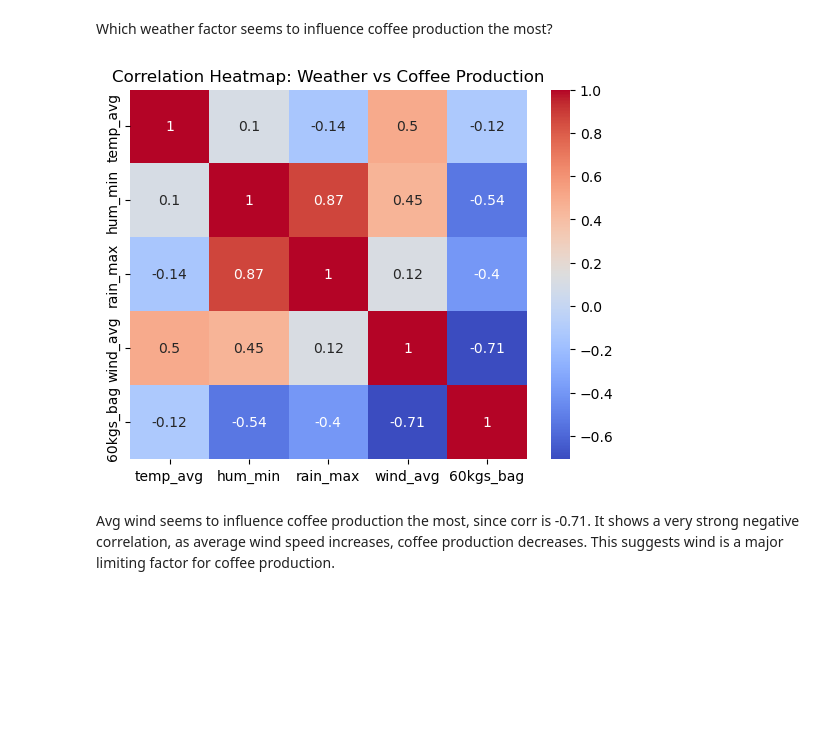
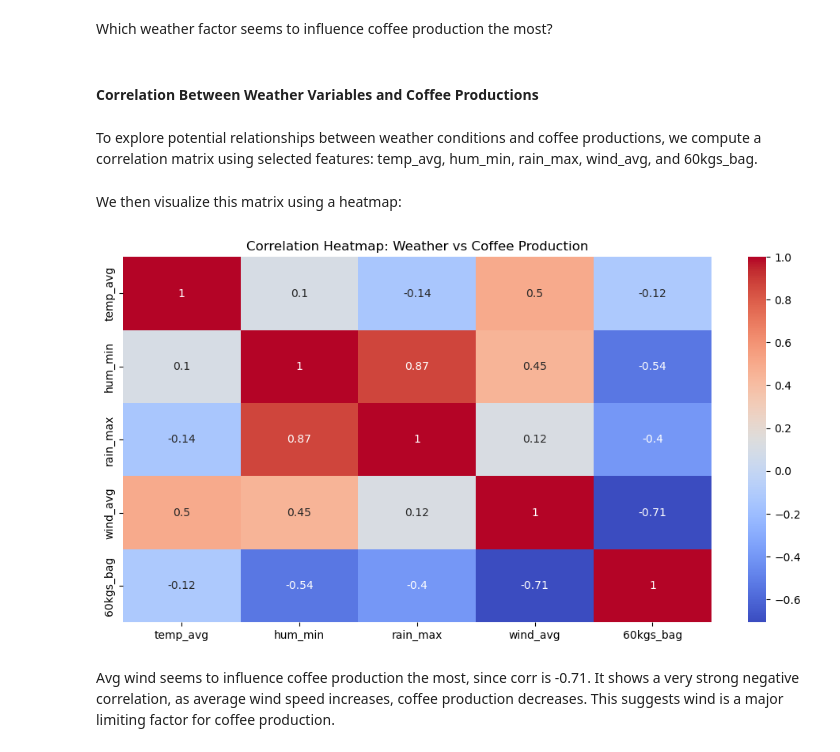
Before and after one commit to lubnaasmi/Weather_Analysis, a Jupyter notebook: notebooks/analysis.ipynb, the cells around one changed output. Drawn from its saved outputs; the diff is of its cells as text; code cells hidden in the pictures; blank space fills up the shorter version.

```diff
--- a/notebooks/analysis.ipynb
+++ b/notebooks/analysis.ipynb
@@ -268,3 +407,7 @@ ie,All weather variables show a negative correlation with bearing_trees, but avg
 ___________________________
 # %% [markdown]
 Which weather factor seems to influence coffee production the most?
+# %% [markdown]
+#### Correlation Between Weather Variables and Coffee Productions
+# %% [markdown]
+To explore potential relationships between weather conditions and coffee productions, we compute a correlation matrix using selected features: temp_avg, hum_min, rain_max, wind_avg, and 60kgs_bag.
@@ -271,14 +417,13 @@ Which weather factor seems to influence coffee production the most?
+# %% [markdown]
+We then visualize this matrix using a heatmap:
 # %%
-# Compute correlation matrix
-corr_matrix = merged_df[['temp_avg', 'hum_min', 'rain_max', 'wind_avg','60kgs_bag']].corr()
-
 # Plot heatmap
-plt.Figure(figsize=(10,6))
+plt.figure(figsize=(12,6))
 sns.heatmap(corr_matrix, annot=True, cmap='coolwarm')
 plt.title("Correlation Heatmap: Weather vs Coffee Production")
 plt.show()
 # %% [output]
-[figure, old version]
+[figure, new version]
 # %% [markdown]
 Avg wind seems to influence coffee production the most, since corr is -0.71. It shows a very strong negative correlation, as average wind speed increases, coffee production decreases. This suggests wind is a major limiting factor for coffee production.
 # %% [markdown]
```
Also changed, not shown: parts of 59 cells of this notebook, 2 other files.
